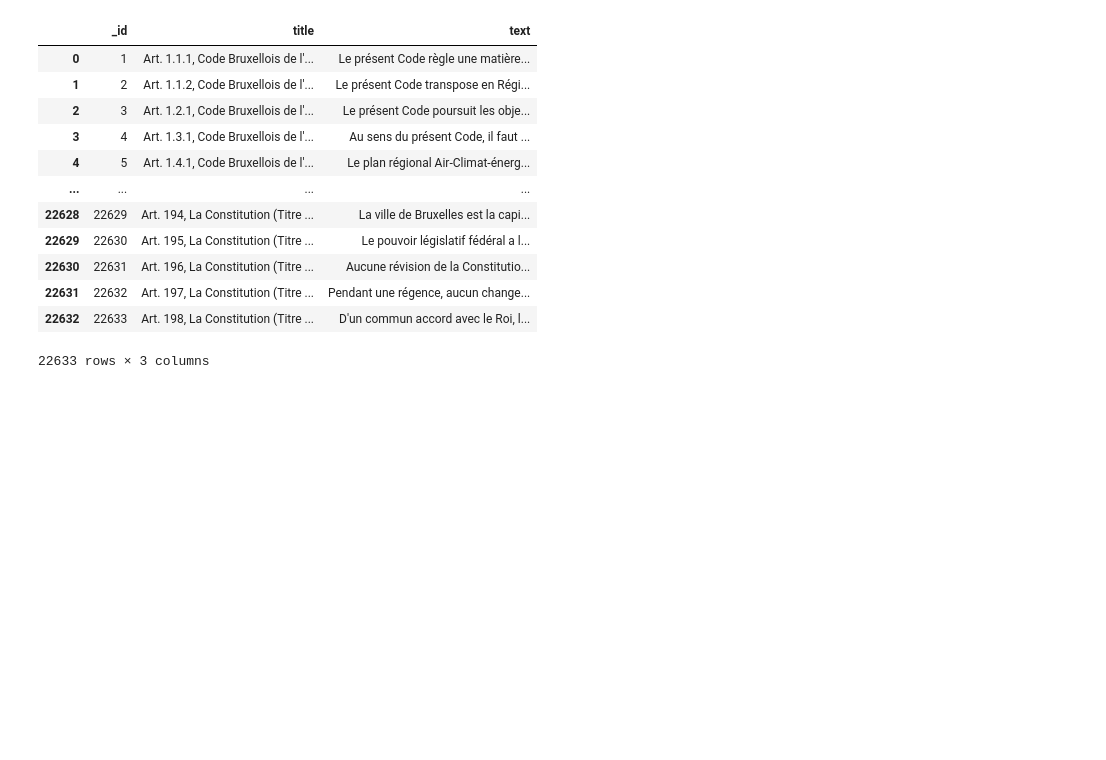
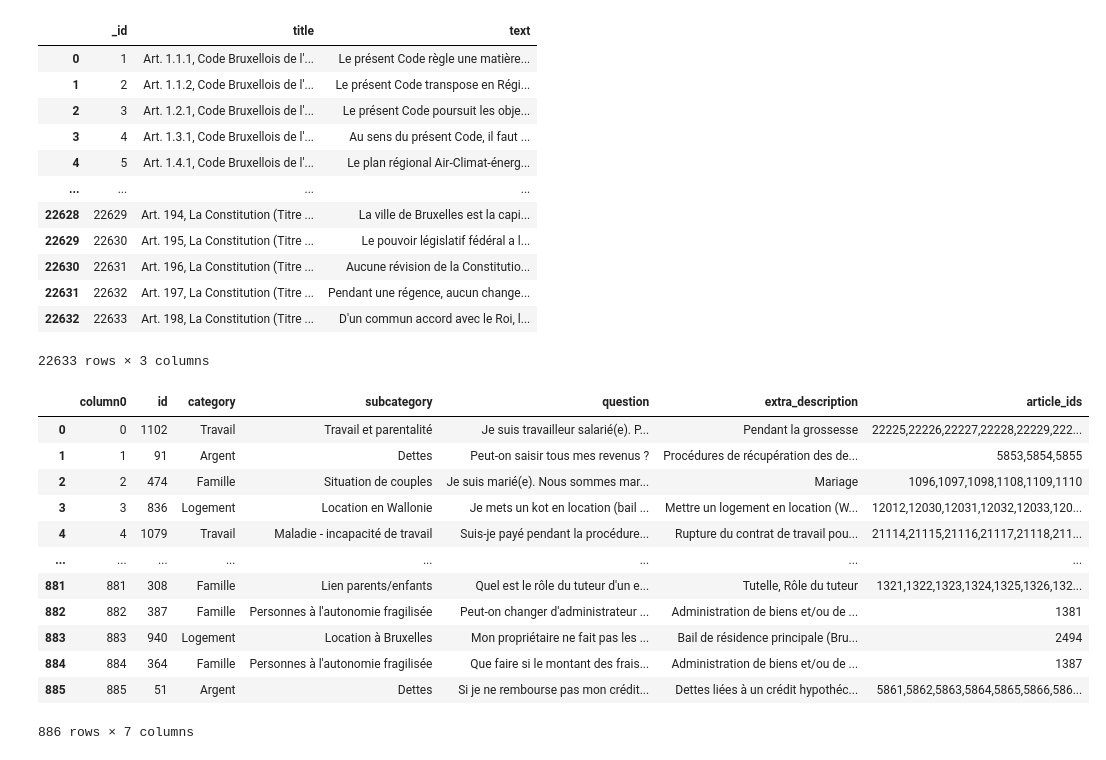
Before and after one commit to ymurong/Synthetic_Data_in_Legal_Retrieval, a Jupyter notebook: scripts/baseline/bsard/data/load_data.ipynb, the cells around one changed output. Drawn from its saved outputs; the diff is of its cells as text; code cells hidden in the pictures; blank space fills up the shorter version.

```diff
--- a/scripts/baseline/bsard/data/load_data.ipynb
+++ b/scripts/baseline/bsard/data/load_data.ipynb
@@ -74,3 +76,22 @@ df_articles
 # %%
 with open("corpus.jsonl", 'w', encoding='utf-8') as file:
     df_articles.to_json(file, orient='records', lines=True,force_ascii=False)
+# %%
+df_queries_train = con.execute("""
+    select * from train;
+""").df()
+df_queries_train
+# %% [output]
+|  | column0 | id | category | subcategory | question | extra_description | article_ids |
+| 0 | 0 | 1102 | Travail | Travail et parentalité | Je suis travailleur salarié(e). P... | Pendant la grossesse | 22225,22226,22227,22228,22229,222... |
+| 1 | 1 | 91 | Argent | Dettes | Peut-on saisir tous mes revenus ? | Procédures de récupération des de... | 5853,5854,5855 |
+| 2 | 2 | 474 | Famille | Situation de couples | Je suis marié(e). Nous sommes mar... | Mariage | 1096,1097,1098,1108,1109,1110 |
+| 3 | 3 | 836 | Logement | Location en Wallonie | Je mets un kot en location (bail ... | Mettre un logement en location (W... | 12012,12030,12031,12032,12033,120... |
+| 4 | 4 | 1079 | Travail | Maladie - incapacité de travail | Suis-je payé pendant la procédure... | Rupture du contrat de travail pou... | 21114,21115,21116,21117,21118,211... |
+| ... | ... | ... | ... | ... | ... | ... | ... |
+| 881 | 881 | 308 | Famille | Lien parents/enfants | Quel est le rôle du tuteur d'un e... | Tutelle, Rôle du tuteur | 1321,1322,1323,1324,1325,1326,132... |
+| 882 | 882 | 387 | Famille | Personnes à l'autonomie fragilisée | Peut-on changer d'administrateur ... | Administration de biens et/ou de ... | 1381 |
+| 883 | 883 | 940 | Logement | Location à Bruxelles | Mon propriétaire ne fait pas les ... | Bail de résidence principale (Bru... | 2494 |
+| 884 | 884 | 364 | Famille | Personnes à l'autonomie fragilisée | Que faire si le montant des frais... | Administration de biens et/ou de ... | 1387 |
+| 885 | 885 | 51 | Argent | Dettes | Si je ne rembourse pas mon crédit... | Dettes liées à un crédit hypothéc... | 5861,5862,5863,5864,5865,5866,586... |
+886 rows × 7 columns
```
Also changed, not shown: parts of 9 cells of this notebook, 8 other files.
